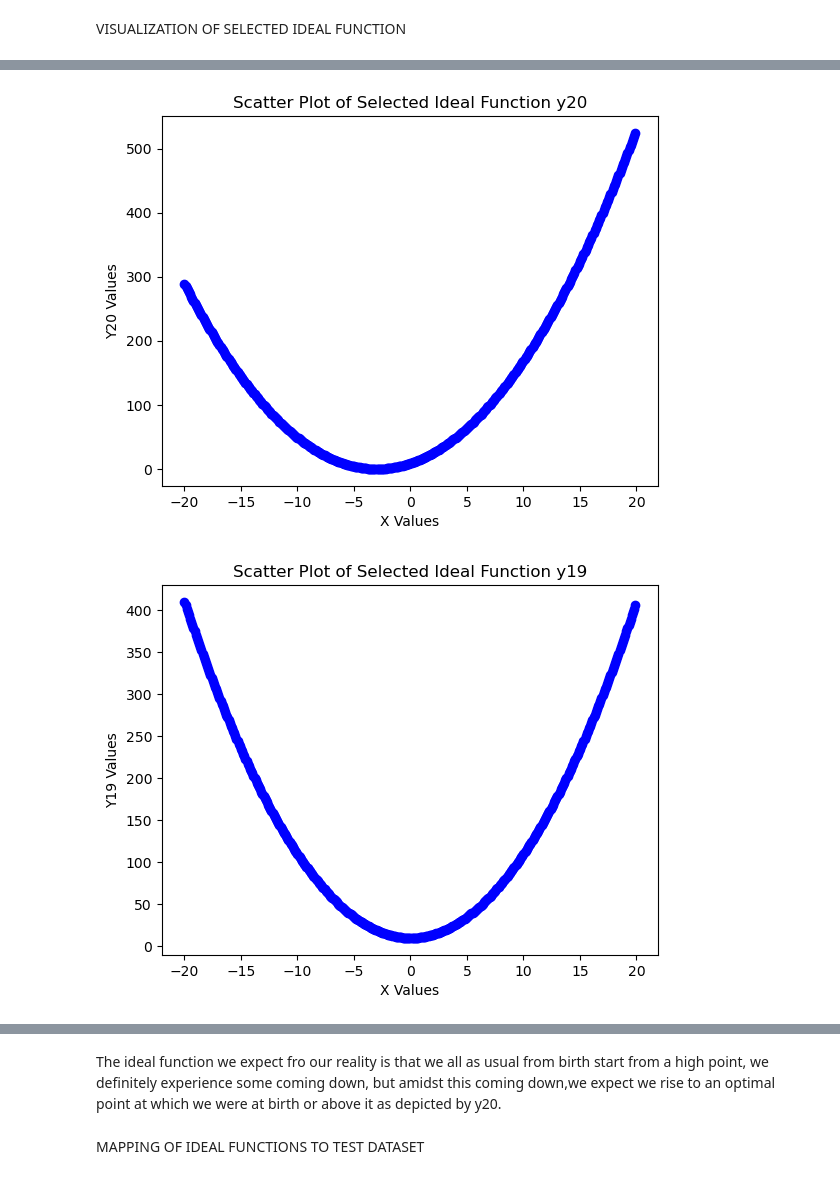
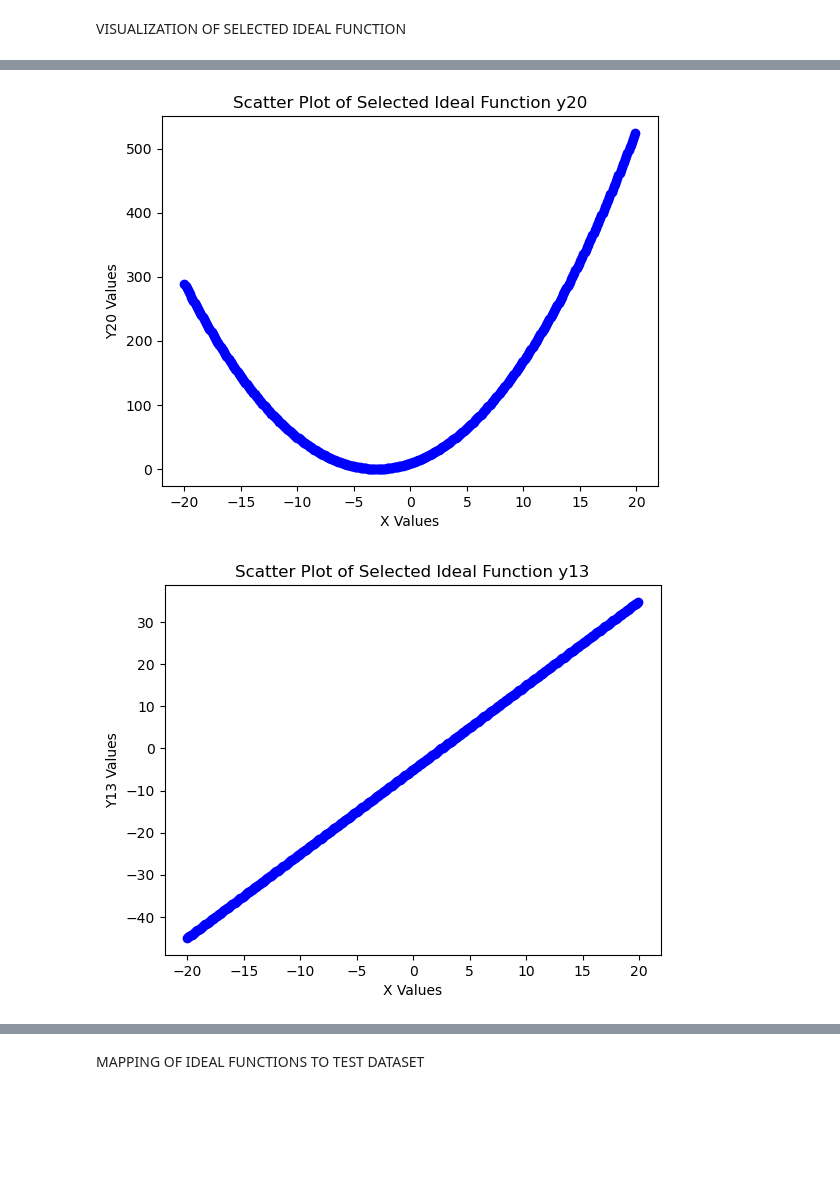
Before and after one commit to elahsoft/Our_Reality, a Jupyter notebook: our_reality.ipynb, the cells around one changed output, grey strips where cells are left out. Cells and saved outputs as stored; diff of their text form; code cells hidden in the pictures; blank space fills up the shorter version.

```diff
--- a/our_reality.ipynb
+++ b/our_reality.ipynb
@@ -702,19 +703,19 @@ dataframe_utility = DataFrameUtility("selected_ideal.csv")
 dataframe_utility.load_data()
 col_x = evaluate_model.train_df.loc[:, "x"]
 visualization = Visualization(
-    "Scatter Plot of Selected Ideal Function y18", "X Values", "Y18 Values"
+    "Scatter Plot of Selected Ideal Function y12", "X Values", "Y12 Values"
 )
-visualization.scatter_plot(col_x, dataframe_utility.dataframe.loc[:, "y18"])
+visualization.scatter_plot(col_x, dataframe_utility.dataframe.loc[:, "y12"])
 visualization = Visualization(
     "Scatter Plot of Selected Ideal Function y20", "X Values", "Y20 Values"
 )
 visualization.scatter_plot(col_x, dataframe_utility.dataframe.loc[:, "y20"])
 visualization = Visualization(
-    "Scatter Plot of Selected Ideal Function y19", "X Values", "Y19 Values"
+    "Scatter Plot of Selected Ideal Function y13", "X Values", "Y13 Values"
 )
-visualization.scatter_plot(col_x, dataframe_utility.dataframe.loc[:, "y19"])
+visualization.scatter_plot(col_x, dataframe_utility.dataframe.loc[:, "y13"])
 visualization = Visualization(
-    "Scatter Plot of Selected Ideal Function y39", "X Values", "Y39 Values"
+    "Scatter Plot of Selected Ideal Function y41", "X Values", "Y41 Values"
 )
-visualization.scatter_plot(col_x, dataframe_utility.dataframe.loc[:, "y39"])
+visualization.scatter_plot(col_x, dataframe_utility.dataframe.loc[:, "y41"])
 # %% [output]
@@ -722,2 +723,2 @@ visualization.scatter_plot(col_x, dataframe_utility.dataframe.loc[:, "y39"])
 [figure]
-[figure, old version]
+[figure, new version]
@@ -725,5 +726,3 @@ visualization.scatter_plot(col_x, dataframe_utility.dataframe.loc[:, "y39"])
-# %% [markdown]
-The ideal function we expect fro our reality is that we all as usual from birth start from a high point, we definitely experience some coming down, but amidst this coming down,we expect we rise to an optimal point at which we were at birth or above it as depicted by y20.
 # %% [markdown]
 MAPPING OF IDEAL FUNCTIONS TO TEST DATASET
 # %%
```
Also changed, not shown: parts of 26 cells of this notebook, 12 other files.
